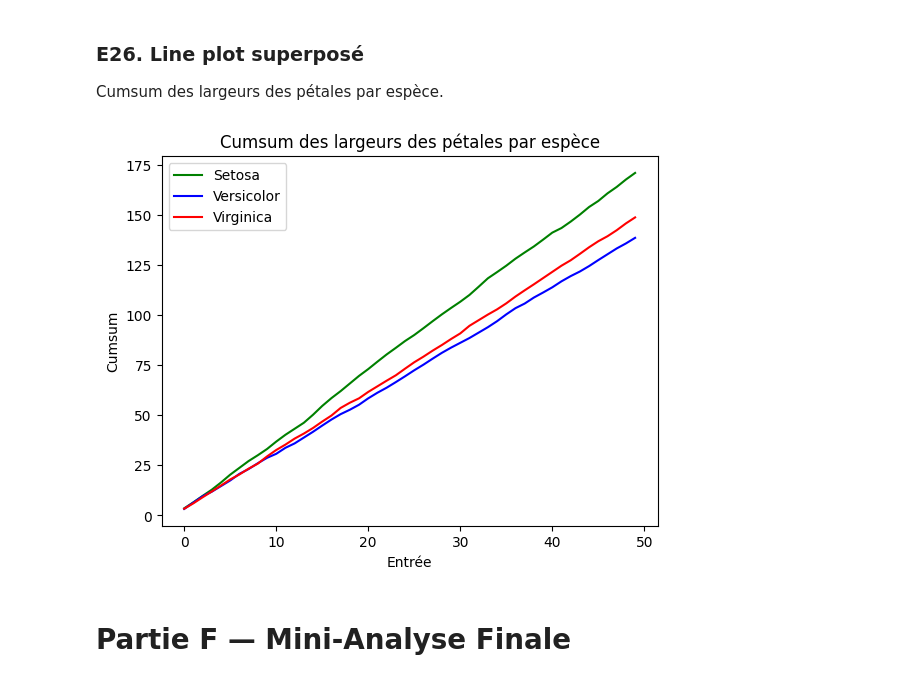
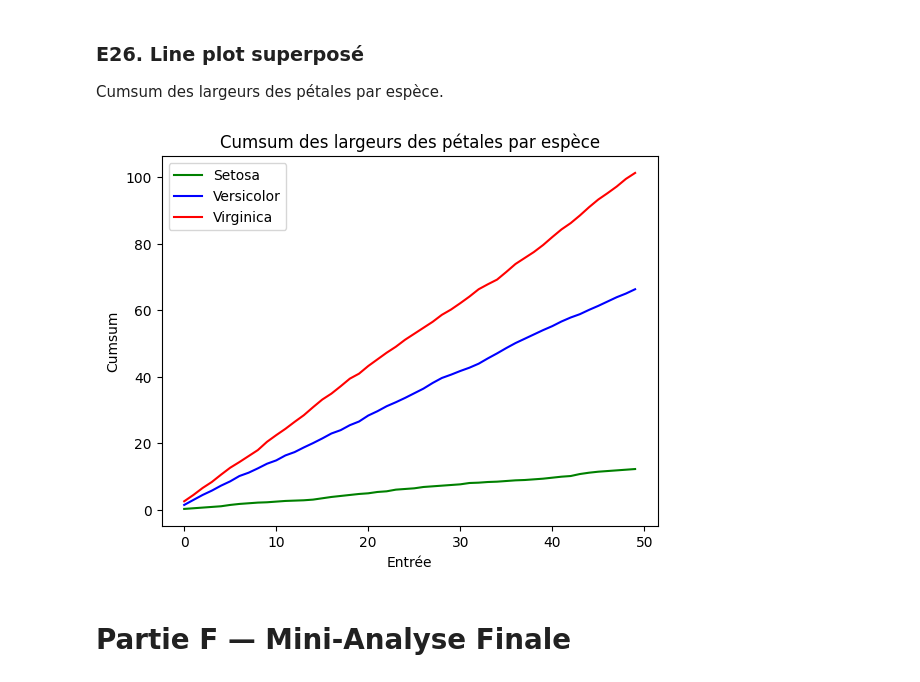
Before and after one commit to USMS-FPK-IA-GI-2025/controle-01-numpy-and-matplotlib-iris-NadiaElmahi9808, a Jupyter notebook: notebooks/controle_numpy_matplotlib.ipynb, the cells around one changed output. Saved outputs shown, nothing was run; the diff lists cells and outputs as text; code cells hidden in the pictures.

```diff
--- a/notebooks/controle_numpy_matplotlib.ipynb
+++ b/notebooks/controle_numpy_matplotlib.ipynb
@@ -345,17 +345,17 @@ plt.show()
 ### E26. Line plot superposé
 Cumsum des largeurs des pétales par espèce.
 # %%
-plt.plot(np.cumsum(setosa_array[:,1]),color='green',label='Setosa')
-plt.plot(np.cumsum(ver_array[:,1]),color='blue',label='Versicolor')
-plt.plot(np.cumsum(vir_array[:,1]),color='red',label='Virginica')
+plt.plot(np.cumsum(setosa_array[:,3]),color='green',label='Setosa')
+plt.plot(np.cumsum(ver_array[:,3]),color='blue',label='Versicolor')
+plt.plot(np.cumsum(vir_array[:,3]),color='red',label='Virginica')
 plt.title("Cumsum des largeurs des pétales par espèce")
 plt.xlabel("Entrée")
 plt.ylabel("Cumsum")
 plt.legend()
-plt.savefig("output/e26.png")
+plt.savefig("figures/e26.png")
 plt.show()
 # %% [output]
-[figure, old version]
+[figure, new version]
 # %% [markdown]
 # Partie F — Mini-Analyse Finale
 # %% [markdown]
```
Also changed, not shown: parts of 8 cells of this notebook.
